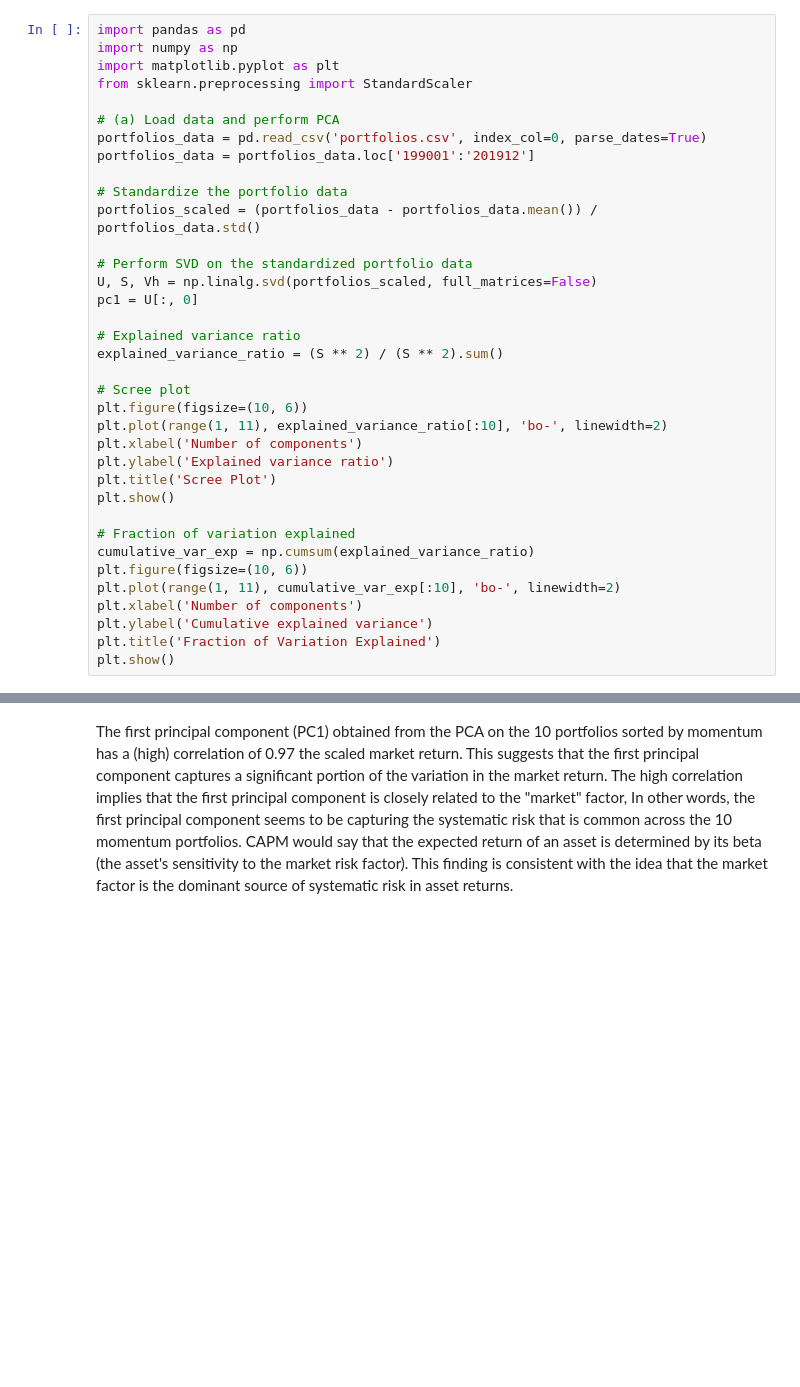
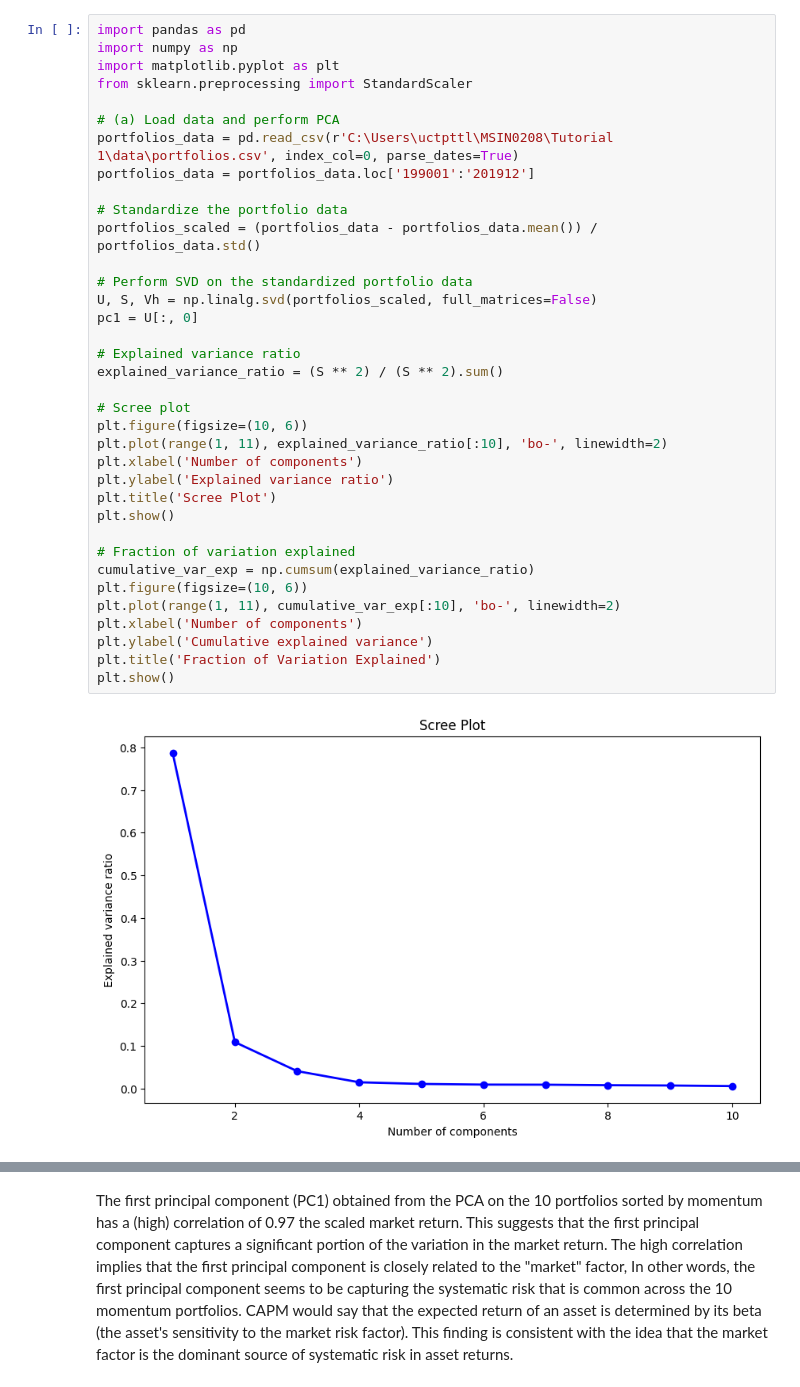
Before and after one commit to thomaslazarowicz/MSIN0208, a Jupyter notebook: Tutorial 1/Exercise1_extracted.ipynb, the cells around one changed output, grey strips where cells are left out. Saved outputs shown, nothing was run; the diff lists cells and outputs as text; blank space fills up the shorter version.

```diff
--- a/Tutorial 1/Exercise1_extracted.ipynb
+++ b/Tutorial 1/Exercise1_extracted.ipynb
@@ -5,32 +5,34 @@ import matplotlib.pyplot as plt
 from sklearn.preprocessing import StandardScaler
 
 # (a) Load data and perform PCA
-portfolios_data = pd.read_csv('portfolios.csv', index_col=0, parse_dates=True)
+portfolios_data = pd.read_csv(r'C:\Users\uctpttl\MSIN0208\Tutorial 1\data\portfolios.csv', index_col=0, parse_dates=True)
 portfolios_data = portfolios_data.loc['199001':'201912']
 
 # Standardize the portfolio data
 portfolios_scaled = (portfolios_data - portfolios_data.mean()) / portfolios_data.std()
 
 # Perform SVD on the standardized portfolio data
 U, S, Vh = np.linalg.svd(portfolios_scaled, full_matrices=False)
 pc1 = U[:, 0]
 
 # Explained variance ratio
 explained_variance_ratio = (S ** 2) / (S ** 2).sum()
 
 # Scree plot
 plt.figure(figsize=(10, 6))
 plt.plot(range(1, 11), explained_variance_ratio[:10], 'bo-', linewidth=2)
 plt.xlabel('Number of components')
 plt.ylabel('Explained variance ratio')
 plt.title('Scree Plot')
 plt.show()
 
 # Fraction of variation explained
 cumulative_var_exp = np.cumsum(explained_variance_ratio)
 plt.figure(figsize=(10, 6))
 plt.plot(range(1, 11), cumulative_var_exp[:10], 'bo-', linewidth=2)
 plt.xlabel('Number of components')
 plt.ylabel('Cumulative explained variance')
 plt.title('Fraction of Variation Explained')
 plt.show()
+# %% [output]
+[figure, added]
```
Also changed, not shown: parts of 5 cells of this notebook, 1 other file.
